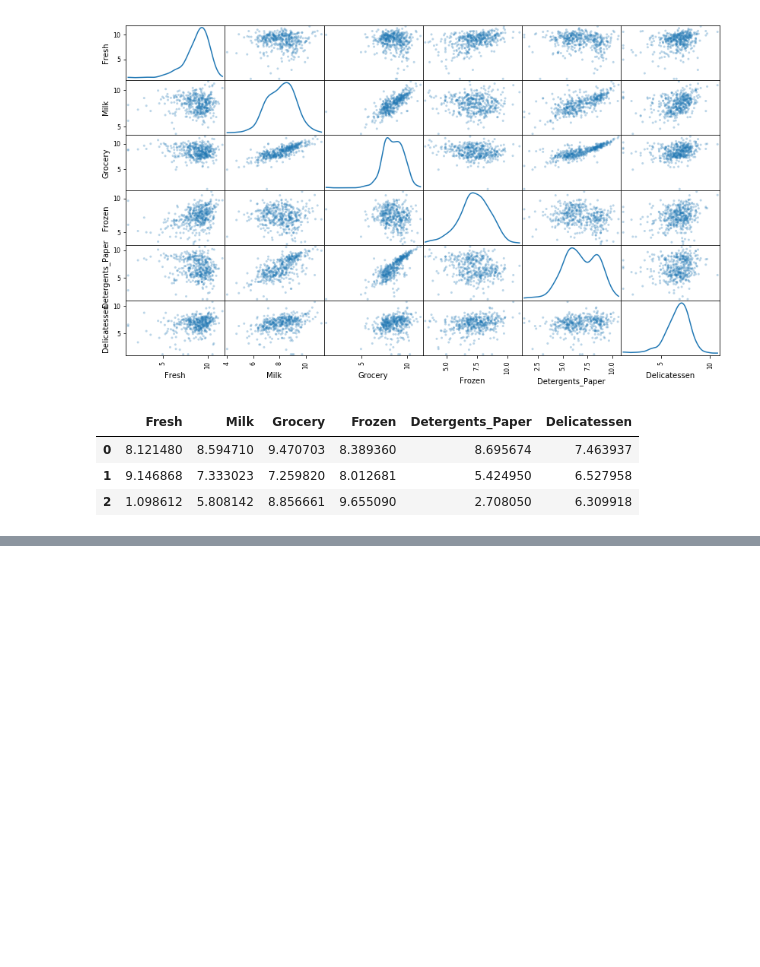
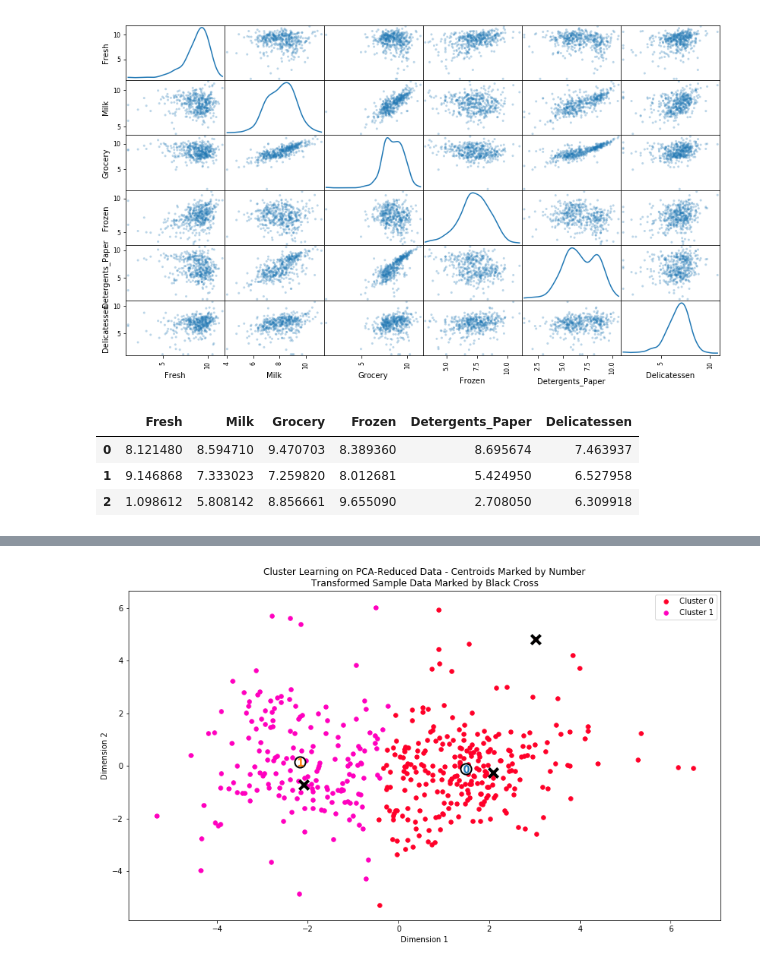
Before and after one commit to barzrcom/data_science, a Jupyter notebook: training/lession_8.ipynb, the cells around one changed output, grey strips where cells are left out. Saved outputs shown, nothing was run; the diff lists cells and outputs as text; code cells hidden in the pictures; blank space fills up the shorter version.

```diff
--- a/training/lession_8.ipynb
+++ b/training/lession_8.ipynb
@@ -239,0 +238,4 @@ for feature in log_data.keys():
+# %%
+vs.cluster_results(reduced_data, preds, centers, pca_sample)
+# %% [output]
+[figure, added]
```
Also changed, not shown: parts of 8 cells of this notebook, 1 other file.
